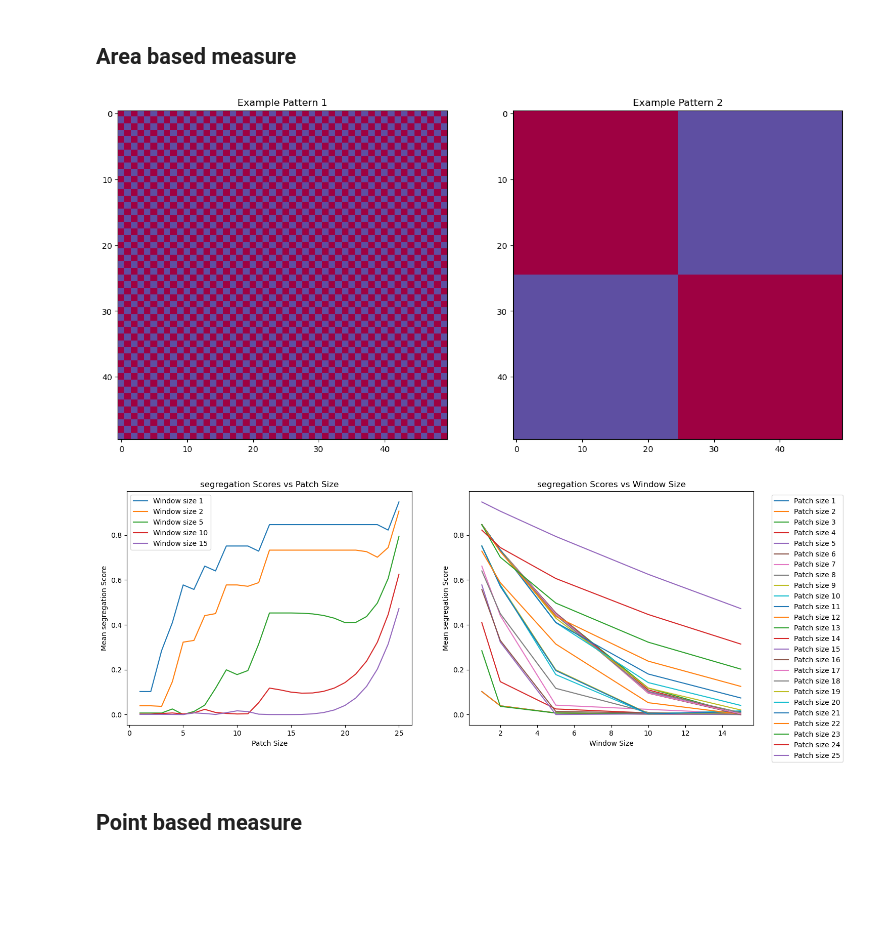
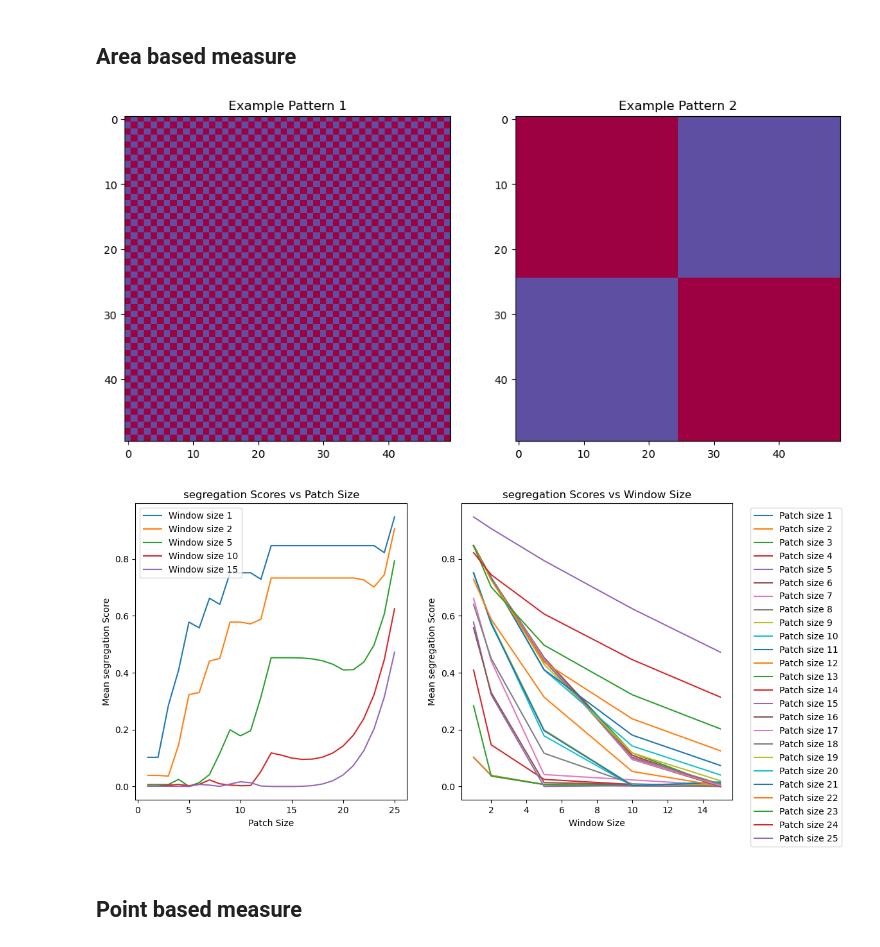
Before and after one commit to simonvanvliet/SpatialToleranceModel, a Jupyter notebook: 6_Pattern_Analysis/1_test_segregation_score.ipynb, the cells around one changed output. Saved outputs shown, nothing was run; the diff lists cells and outputs as text; code cells hidden in the pictures; blank space fills up the shorter version.

```diff
--- a/6_Pattern_Analysis/1_test_segregation_score.ipynb
+++ b/6_Pattern_Analysis/1_test_segregation_score.ipynb
@@ -190,43 +190,43 @@ im1 = _create_chessboard(50, 50, 1)
 im2 = _create_chessboard(50, 50, 25)
 
 # Plot example patterns with the two extreme patch sizes
-fig, ax = plt.subplots(figsize=(16,8),ncols=2)
+fig, ax = plt.subplots(figsize=(12,6),ncols=2)
 ax[0].imshow(im1, cmap=cmap)
 ax[0].set_title('Example Pattern 1')
 ax[1].imshow(im2, cmap=cmap)
 ax[1].set_title('Example Pattern 2')
 
 # run segregation analysis over range of patch sizes and window sizes
 window_sizes = [1,2,5,10,15]
 patch_size = np.arange(1,26,1)
 
 segregation_results = []
 for p in patch_size:
     im = _create_chessboard(50, 50, p)
     mean_segregation, std_segregation = calc_segregation_scores(im, window_sizes)
     segregation_results.append(mean_segregation)
 segregation_results = np.array(segregation_results)
 
 # Plot segregation results
-fig, axs =  plt.subplots(1, 2, figsize=(16,6))
+fig, axs =  plt.subplots(1, 2, figsize=(12,6))
 for idx, w in enumerate(window_sizes):
     axs[0].plot(patch_size, segregation_results[:,idx], label=f'Window size {w}')
 axs[0].set_xlabel('Patch Size')
 axs[0].set_ylabel('Mean segregation Score')
 axs[0].set_title('segregation Scores vs Patch Size')
 axs[0].legend()
 
 for idx, p in enumerate(patch_size):
     axs[1].plot(window_sizes, segregation_results[idx,:], label=f'Patch size {p}')
 axs[1].set_xlabel('Window Size')
 axs[1].set_ylabel('Mean segregation Score')
 axs[1].set_title('segregation Scores vs Window Size')
 axs[1].legend(bbox_to_anchor=(1.05, 1), loc='upper left')
 
 plt.show()
 # %% [output]
-[figure, old version]
+[figure, new version]
-[figure, old version]
+[figure, new version]
 # %% [markdown]
 ## Point based measure
 # %%
```
Also changed, not shown: parts of 1 cell of this notebook, 3 other files.
